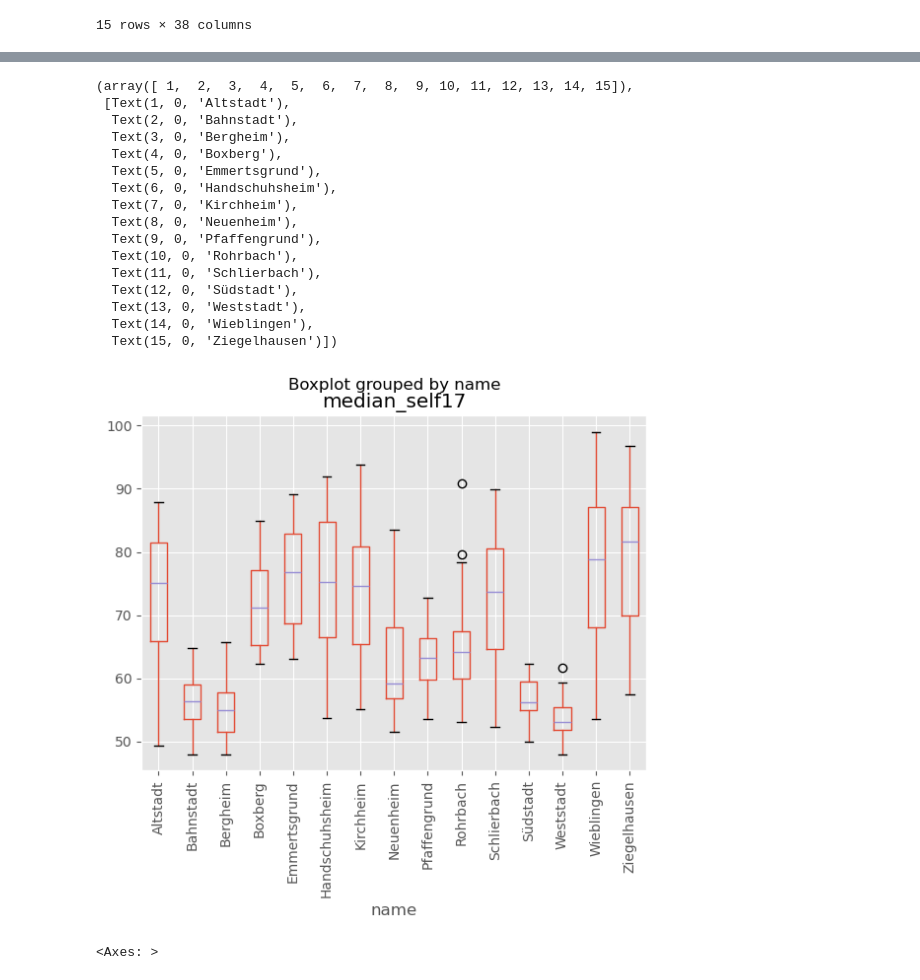
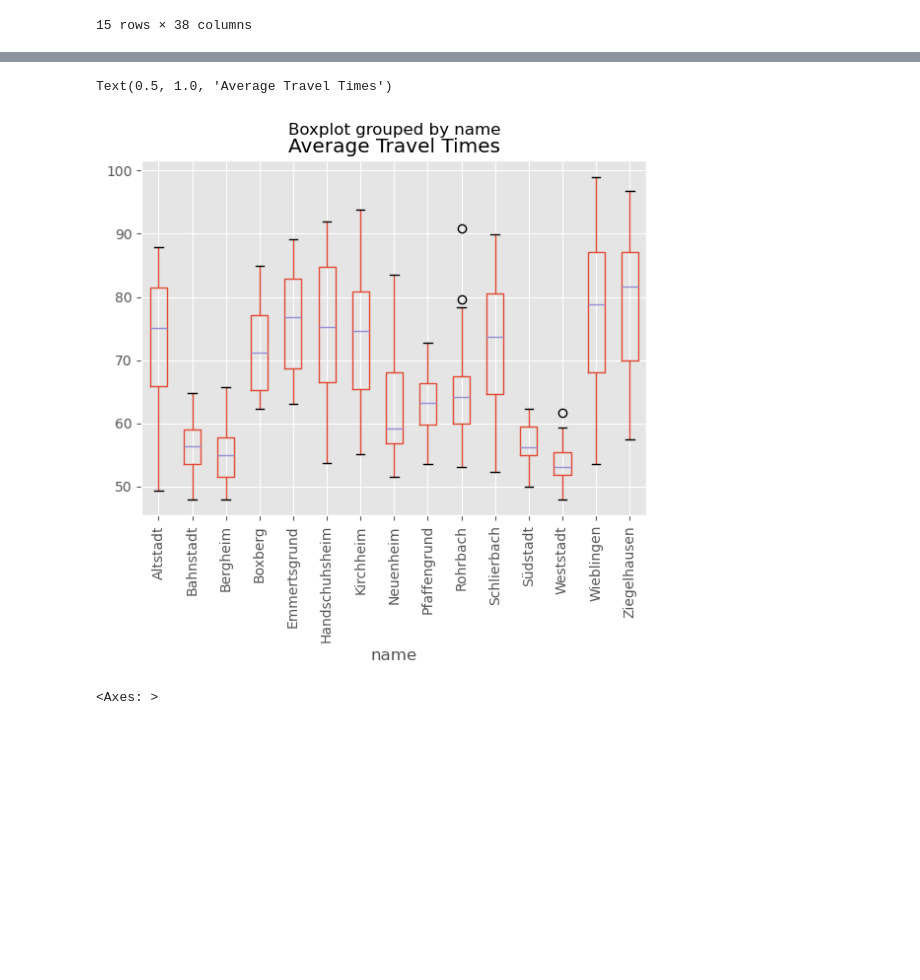
Before and after one commit to Chwiggy/thesis_analysis, a Jupyter notebook: travel_times.ipynb, the cells around one changed output, grey strips where cells are left out. Drawn from its saved outputs; the diff is of its cells as text; code cells hidden in the pictures; blank space fills up the shorter version.

Commit message:
plots plots plots

```diff
--- a/travel_times.ipynb
+++ b/travel_times.ipynb
@@ -16,3 +16,11 @@ hd.head()
 hd.explore(column='median_self17', cmap='magma_r')
 # %% [output]
 [interactive output not drawn]
+# %%
+import matplotlib
+import matplotlib.pyplot as plt
+matplotlib.style.use("ggplot")
+ax = hd.plot(column = 'median_self17', cmap = 'magma_r', legend = True)
+plt.title(label='Average Travel Times at 5 pm')
+plt.xlabel(xlabel = '° E')
+plt.ylabel(ylabel='° N')
@@ -85,27 +124,13 @@ map.explore(column="median_self17", cmap="magma_r")
 # %%
 import matplotlib
 matplotlib.style.use("ggplot")
 import matplotlib.pyplot as plt
 ax = cells_by_borough.boxplot(column="median_self17", by= "name")
 plt.xticks(rotation=90)
+plt.title(label='Average Travel Times')
 # %% [output]
-(array([ 1,  2,  3,  4,  5,  6,  7,  8,  9, 10, 11, 12, 13, 14, 15]),
- [Text(1, 0, 'Altstadt'),
-  Text(2, 0, 'Bahnstadt'),
-  Text(3, 0, 'Bergheim'),
-  Text(4, 0, 'Boxberg'),
-  Text(5, 0, 'Emmertsgrund'),
-  Text(6, 0, 'Handschuhsheim'),
-  Text(7, 0, 'Kirchheim'),
-  Text(8, 0, 'Neuenheim'),
-  Text(9, 0, 'Pfaffengrund'),
-  Text(10, 0, 'Rohrbach'),
-  Text(11, 0, 'Schlierbach'),
-  Text(12, 0, 'Südstadt'),
-  Text(13, 0, 'Weststadt'),
-  Text(14, 0, 'Wieblingen'),
-  Text(15, 0, 'Ziegelhausen')])
+Text(0.5, 1.0, 'Average Travel Times')
-[figure, old version]
+[figure, new version]
 # %%
 cells_by_borough.boxplot("median_self17")
 # %% [output]
```
Also changed, not shown: parts of 5 cells of this notebook.
